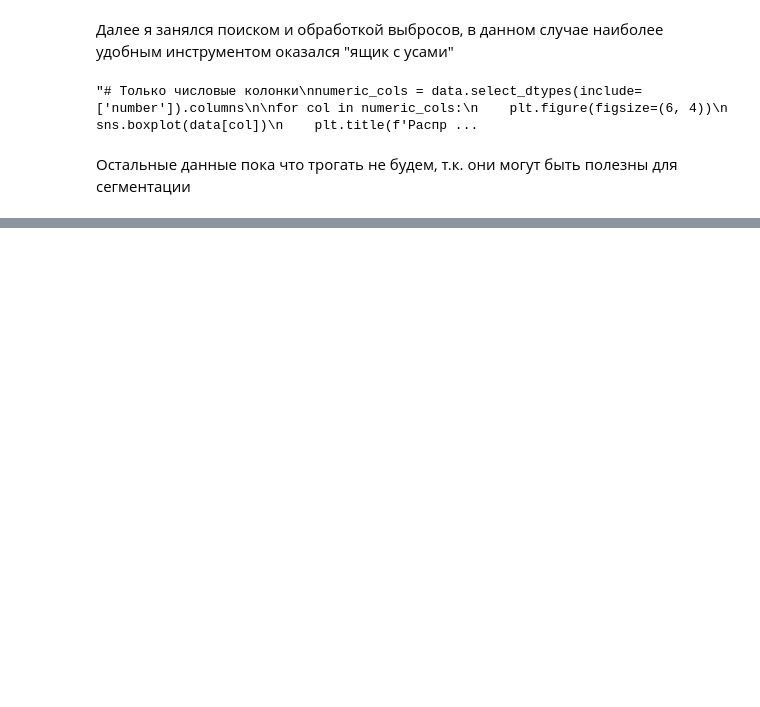
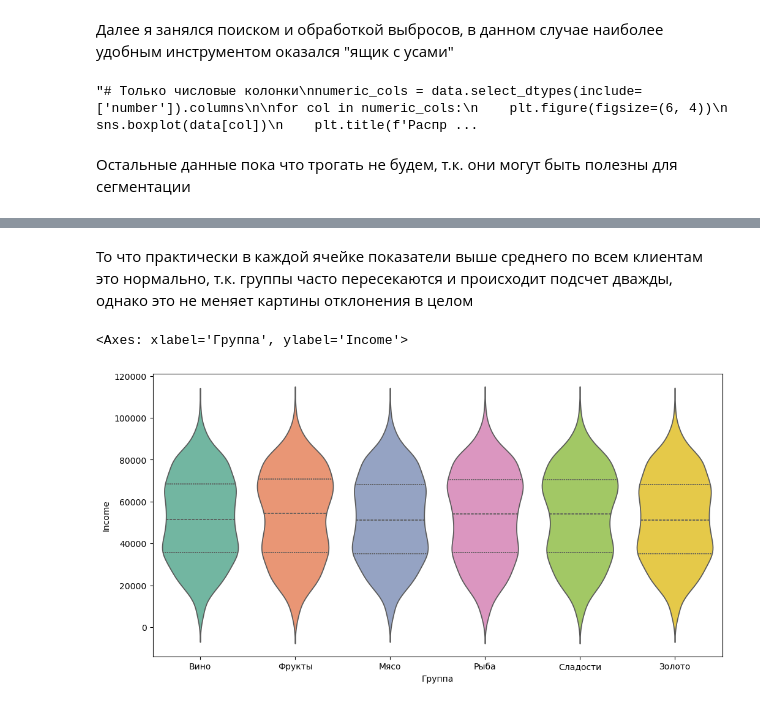
Before and after one commit to dissectingDreams/customer_personality_analysis, a Jupyter notebook: main.ipynb, the cells around one changed output, grey strips where cells are left out. Drawn from its saved outputs; the diff is of its cells as text; code cells hidden in the pictures; blank space fills up the shorter version.

```diff
--- a/main.ipynb
+++ b/main.ipynb
@@ -198,0 +246,32 @@ comparison_table
+# %% [markdown]
+То что практически в каждой ячейке показатели выше среднего по всем клиентам это нормально, т.к. группы часто пересекаются и происходит подсчет дважды, однако это не меняет картины отклонения в целом
+# %%
+# Создаём список групп
+buyer_cols = ['wine_buyer', 'fruits_buyer', 'meat_buyer', 'fish_buyer', 'sweet_buyer', 'gold_buyer']
+labels = ['Вино', 'Фрукты', 'Мясо', 'Рыба', 'Сладости', 'Золото']
+
+plt.figure(figsize=(12, 6))
+
+#Собираем данные в один DataFrame
+violin_data = pd.DataFrame()
+
+#ограничим значения дохода, для более красивой визуализации
+
+data = data[data['Income'] <= 110000]
+
+for col, label in zip(buyer_cols, labels):
+    temp = data[data[col] == True][['Income']].copy()
+    temp['Группа'] = label
+    violin_data = pd.concat([violin_data, temp])
+
+#Строим violin plot
+sns.violinplot(data=violin_data,
+               x='Группа',
+               y='Income',
+               hue='Группа',
+               inner='quartile',
+               palette='Set2',
+               legend=False)
+# %% [output]
+<Axes: xlabel='Группа', ylabel='Income'>
+[figure, added]
```
Also changed, not shown: parts of 7 cells of this notebook.
